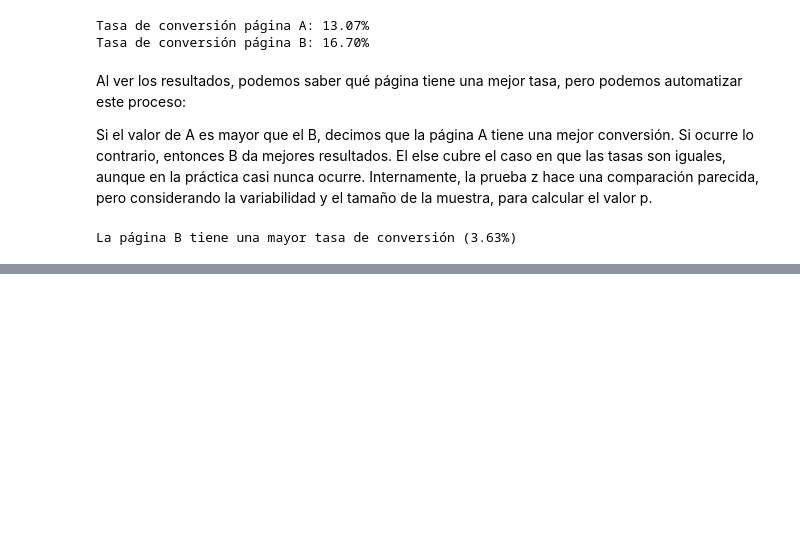
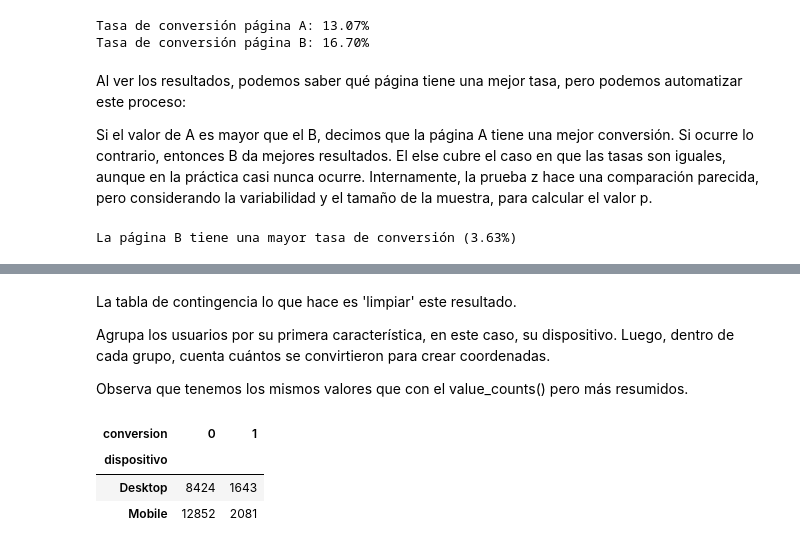
Before and after one commit to camiloch28/landing_experiment_synthetic-analysis, a Jupyter notebook: landing-experiment-analysis.ipynb, the cells around one changed output, grey strips where cells are left out. Saved outputs shown, nothing was run; the diff lists cells and outputs as text; code cells hidden in the pictures; blank space fills up the shorter version.

```diff
--- a/landing-experiment-analysis.ipynb
+++ b/landing-experiment-analysis.ipynb
@@ -531,0 +576,15 @@ La página B tiene una mayor tasa de conversión (3.63%)
+# %% [markdown]
+La tabla de contingencia lo que hace es 'limpiar' este resultado.
+
+Agrupa los usuarios por su primera característica, en este caso, su dispositivo.
+Luego, dentro de cada grupo, cuenta cuántos se convirtieron para crear coordenadas.
+
+Observa que tenemos los mismos valores que con el value_counts() pero más resumidos.
+# %%
+tabla = pd.crosstab( df["dispositivo"], df["conversion"])
+tabla
+# %% [output]
+| conversion | 0 | 1 |
+| dispositivo |  |  |
+| Desktop | 8424 | 1643 |
+| Mobile | 12852 | 2081 |
```
Also changed, not shown: parts of 24 cells of this notebook.
